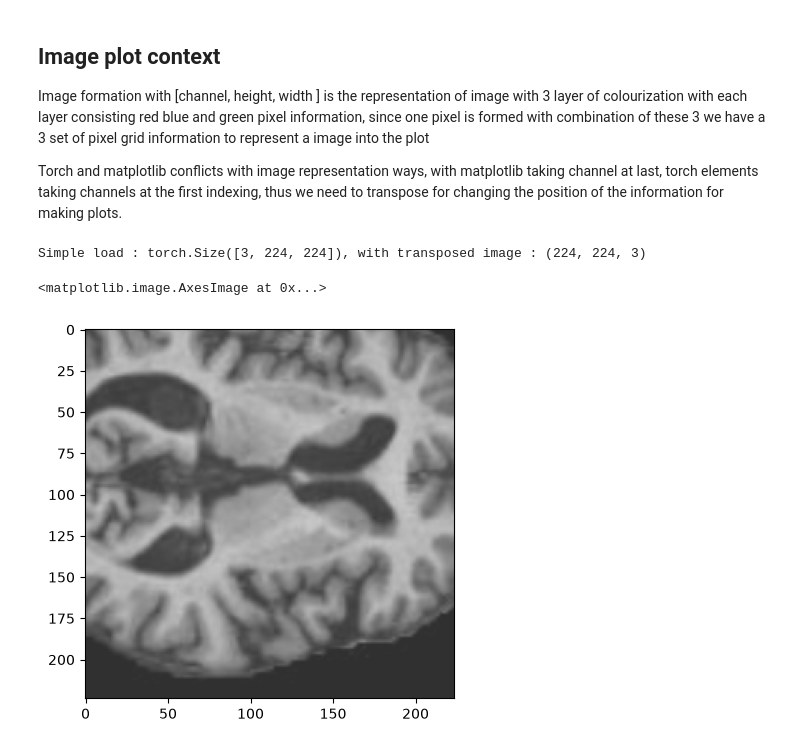
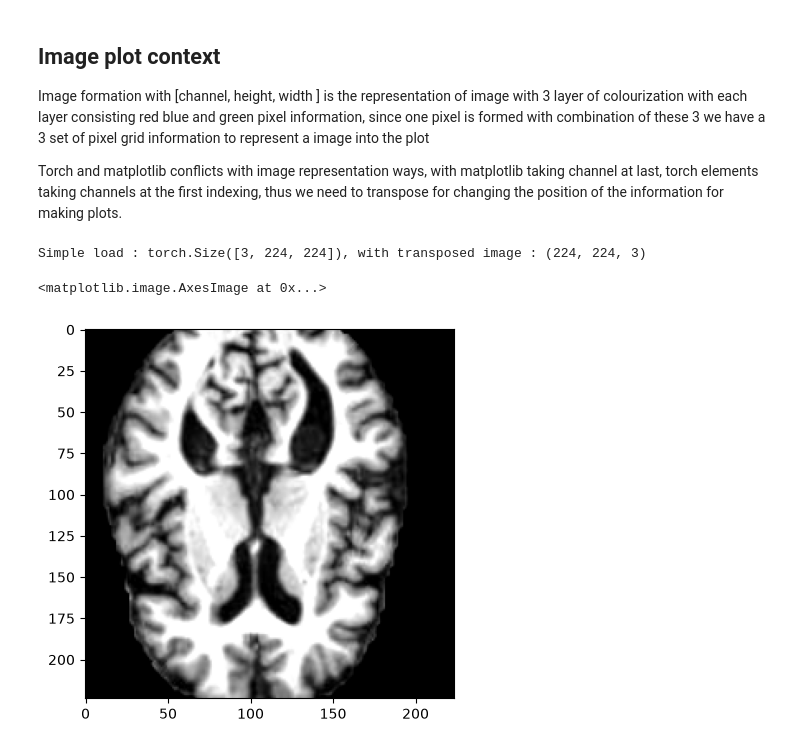
Before and after one commit to 24f3004979/Lab, a Jupyter notebook: experiment/notebooks/BrainMRI.ipynb, the cells around one changed output. Drawn from its saved outputs; the diff is of its cells as text; code cells hidden in the pictures.

```diff
--- a/experiment/notebooks/BrainMRI.ipynb
+++ b/experiment/notebooks/BrainMRI.ipynb
@@ -102,38 +102,41 @@ Torch and matplotlib conflicts with image representation ways, with matplotlib t
 # image transformer
 import torchvision.transforms.v2 as transforms
 
+# iamge processing and torch data incompatibility transformation element for data type conversion=
+
 transformer = transforms.Compose([
     transforms.RandomResizedCrop(size=(224,224), antialias=True),
     transforms.RandomHorizontalFlip(p=0.5),
-    transforms.ColorJitter(contrast=0.5)
+    transforms.ColorJitter(contrast=0.5),
+    transforms.ConvertImageDtype(torch.float32)
 ])
 # %%
 # Simple visualization of random image form the dataset
 import torchvision.io as tv_io
 import matplotlib.pyplot as plt
 import numpy as np
 from torchvision.io import ImageReadMode
 
 
 # loading with tv io based loading pipeline
 
 path = '/home/madhav/workstation/Lab/experiment/data/BrainMRI/Alzheimer/mildDem300.jpg'
 raw_image = tv_io.read_file(path)
 img_tensor = tv_io.decode_image(raw_image, mode=ImageReadMode.RGB)
 
 img_nums = transformer(img_tensor)
 
-plot_nums = img_nums.cpu().numpy().transpose(2,1,0)
+plot_nums = img_nums.cpu().numpy().transpose(1,2,0)
 
 print(f'Simple load : {img_nums.shape}, with transposed image : {plot_nums.shape}')
 
 # Loding image plot with matplotlib | transposing the actual tensor dataset
 
 plt.imshow(plot_nums)
 # %% [output]
 Simple load : torch.Size([3, 224, 224]), with transposed image : (224, 224, 3)
 <matplotlib.image.AxesImage at 0x...>
-[figure, old version]
+[figure, new version]
 # %%
 # Torch custom data loader instance
 import torch
```
Also changed, not shown: parts of 3 cells of this notebook.
